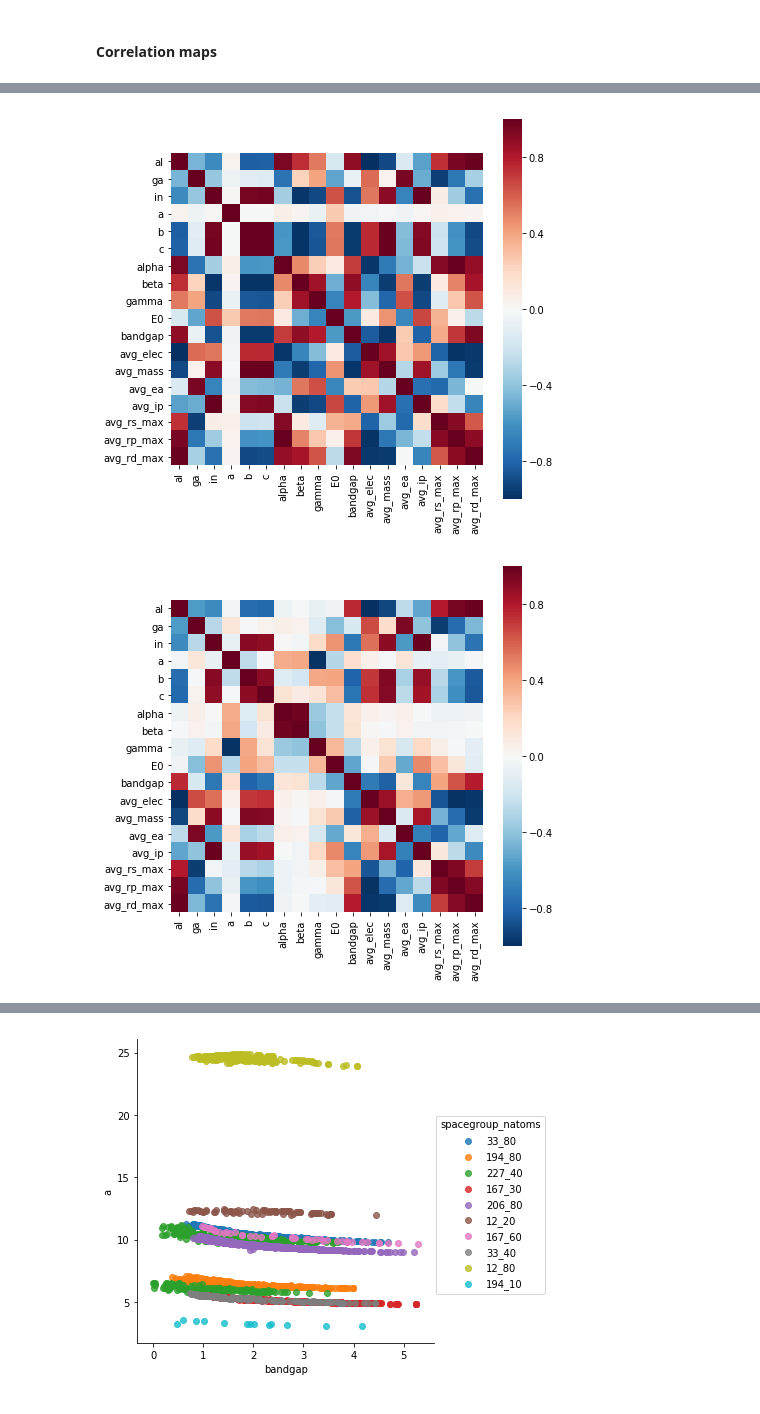
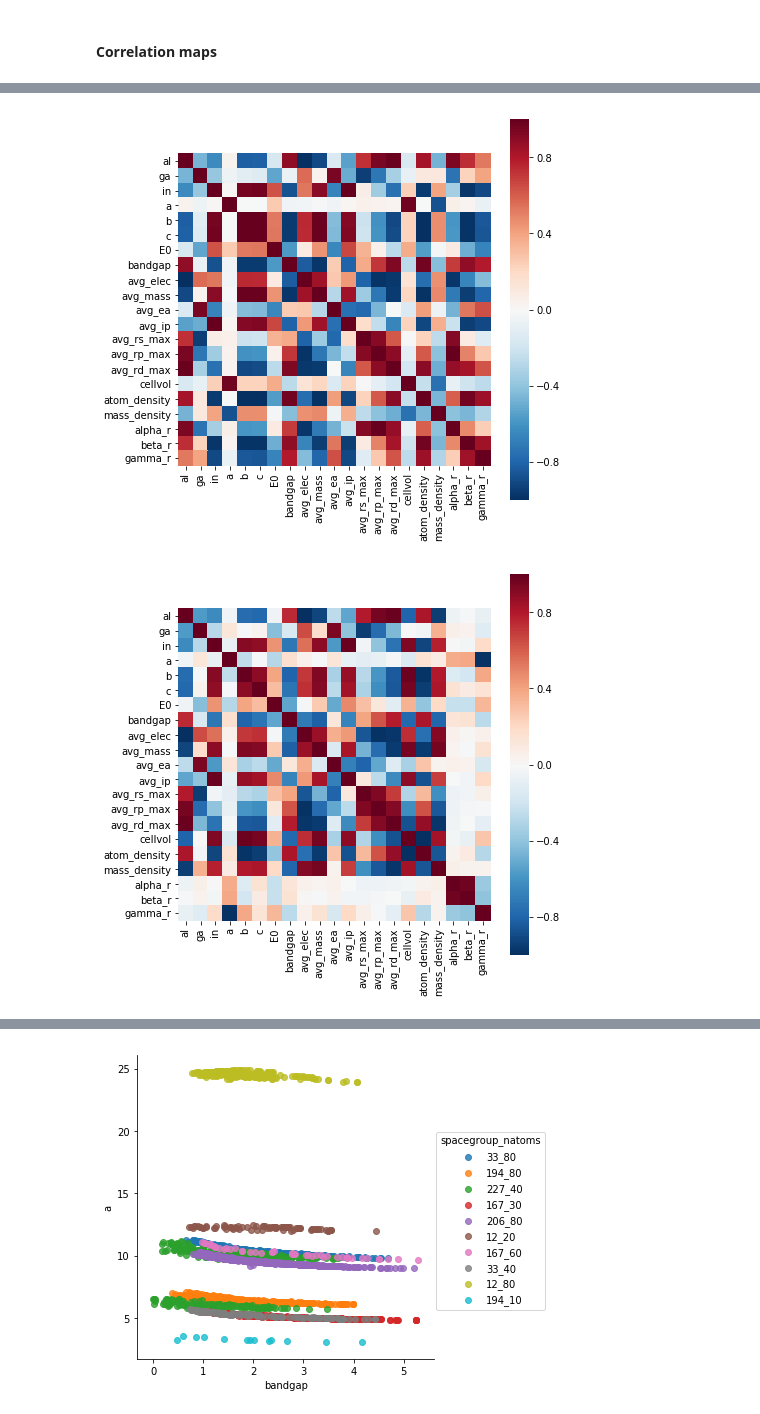
Before and after one commit to jzmnd/tco-nomad2018, a Jupyter notebook: exploratory_analysis.ipynb, the cells around one changed output, grey strips where cells are left out. Drawn from its saved outputs; the diff is of its cells as text; code cells hidden in the pictures.

```diff
--- a/exploratory_analysis.ipynb
+++ b/exploratory_analysis.ipynb
@@ -52,3 +28,5 @@ test = test.merge(test_ext, on='id')
+# %%
+train, test = load_features(DATA_DIR, with_ext=True, with_geo=False)
 # %% [markdown]
 Column heading definitions:
 - `natoms` is the number of atoms
@@ -189,19 +169,21 @@ sns.heatmap(corr,
 # %%
-corr = train[train['spacegroup'] == 33].drop(['id', 'natoms', 'o_cnt', 'spacegroup'], axis=1).corr()
+corr = train[train['spacegroup'] == 33].drop(['id', 'natoms', 'o_cnt', 'spacegroup',
+                                              'alpha', 'beta', 'gamma', 'o_fraction'], axis=1).corr()
 plt.subplots(figsize=(7, 7))
 sns.heatmap(corr,
             square=True,
             center=0, vmax=1, vmin=-1,
             cmap="RdBu_r");
 # %% [output]
-[figure, old version]
+[figure, new version]
 # %%
-corr = train[train['spacegroup'] == 227].drop(['id', 'natoms', 'o_cnt', 'spacegroup'], axis=1).corr()
+corr = train[train['spacegroup'] == 227].drop(['id', 'natoms', 'o_cnt', 'spacegroup',
+                                               'alpha', 'beta', 'gamma', 'o_fraction'], axis=1).corr()
 plt.subplots(figsize=(7, 7))
 sns.heatmap(corr,
             square=True,
             center=0, vmax=1, vmin=-1,
             cmap="RdBu_r");
 # %% [output]
-[figure, old version]
+[figure, new version]
 # %%
```
Also changed, not shown: parts of 18 cells of this notebook, 14 other files.
